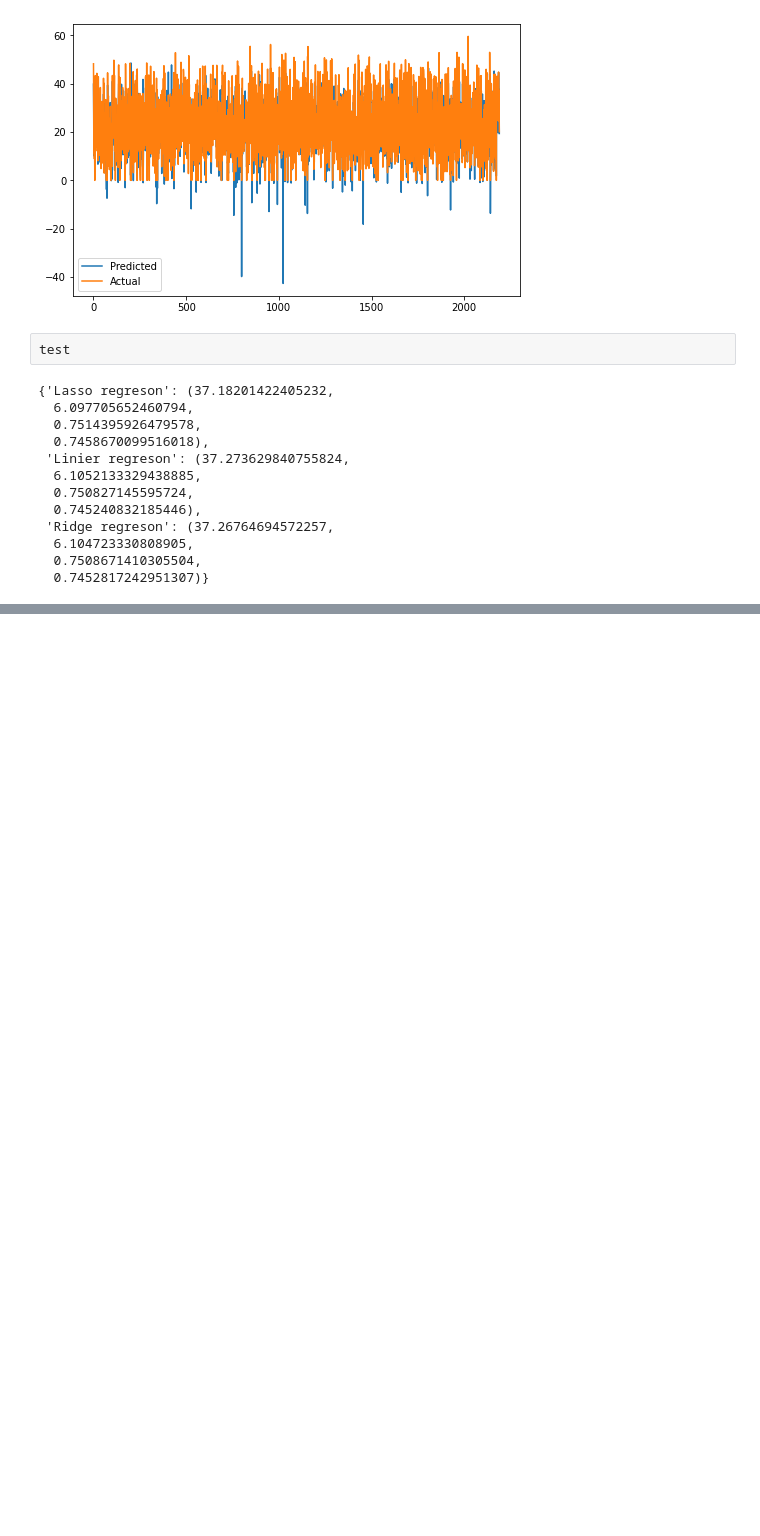
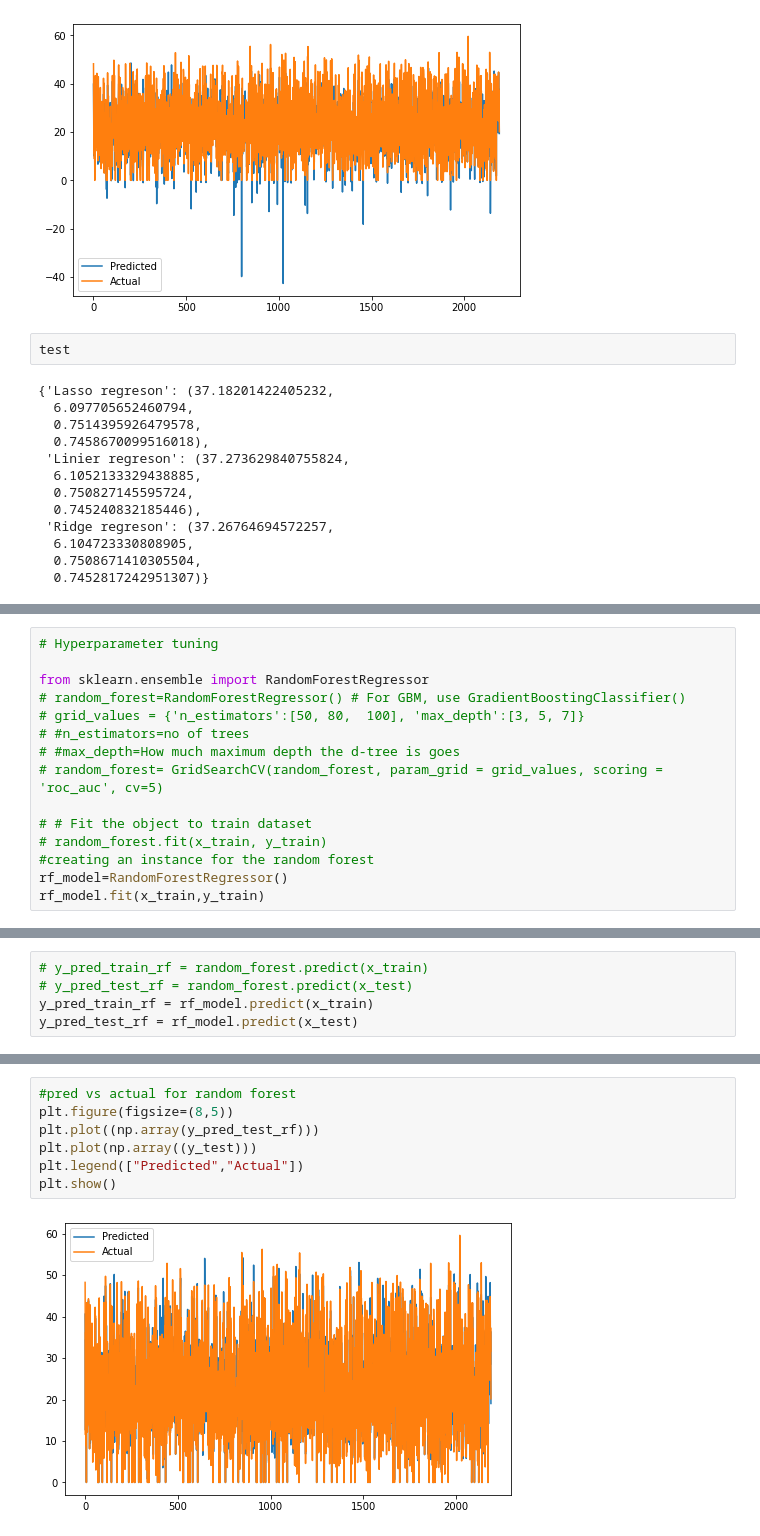
Before and after one commit to satyam-jyoti-sankar/Bike-Sharing-Demand-Prediction-, a Jupyter notebook: Bike_Sharing_Demand_Prediction_Capstone_Project.ipynb, the cells around one changed output, grey strips where cells are left out. Drawn from its saved outputs; the diff is of its cells as text; blank space fills up the shorter version.

```diff
--- a/Bike_Sharing_Demand_Prediction_Capstone_Project.ipynb
+++ b/Bike_Sharing_Demand_Prediction_Capstone_Project.ipynb
@@ -705,0 +879,15 @@ test
+# %%
+# Hyperparameter tuning
+
+from sklearn.ensemble import RandomForestRegressor
+# random_forest=RandomForestRegressor() # For GBM, use GradientBoostingClassifier()
+# grid_values = {'n_estimators':[50, 80,  100], 'max_depth':[3, 5, 7]}
+# #n_estimators=no of trees
+# #max_depth=How much maximum depth the d-tree is goes
+# random_forest= GridSearchCV(random_forest, param_grid = grid_values, scoring = 'roc_auc', cv=5)
+
+# # Fit the object to train dataset
+# random_forest.fit(x_train, y_train)
+#creating an instance for the random forest
+rf_model=RandomForestRegressor()
+rf_model.fit(x_train,y_train)
@@ -705,0 +899,5 @@ test
+# %%
+# y_pred_train_rf = random_forest.predict(x_train)
+# y_pred_test_rf = random_forest.predict(x_test)
+y_pred_train_rf = rf_model.predict(x_train)
+y_pred_test_rf = rf_model.predict(x_test)
@@ -705,0 +945,9 @@ test
+# %%
+#pred vs actual for random forest
+plt.figure(figsize=(8,5))
+plt.plot((np.array(y_pred_test_rf)))
+plt.plot(np.array((y_test)))
+plt.legend(["Predicted","Actual"])
+plt.show()
+# %% [output]
+[figure, added]
```
Also changed, not shown: parts of 20 cells of this notebook.
